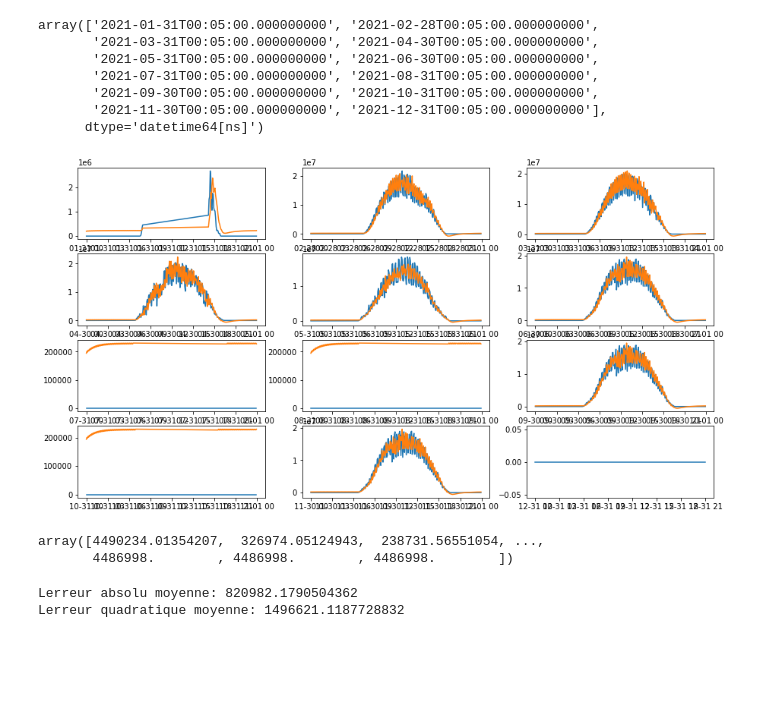
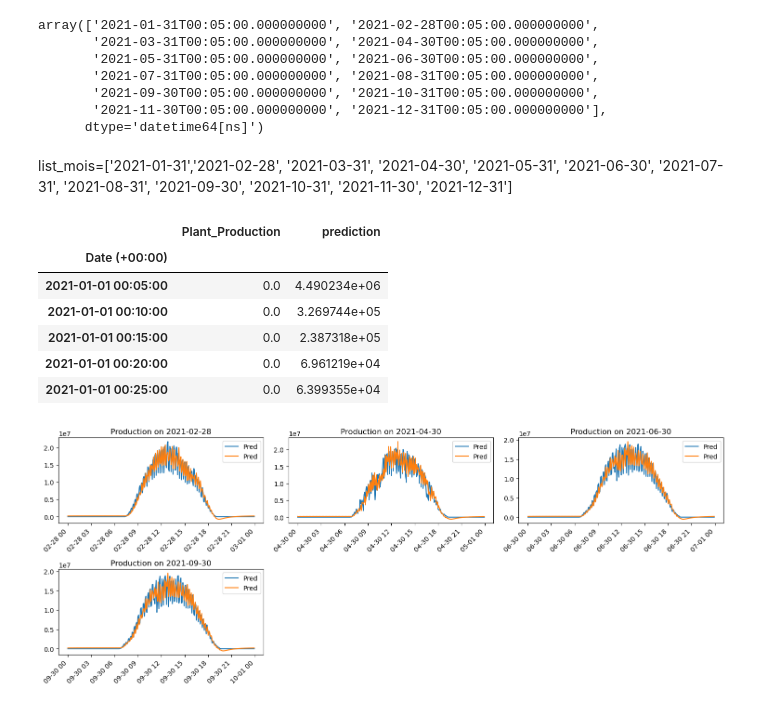
Before and after one commit to toutenergie/memoire, a Jupyter notebook: memoire/CODES/prediction_de la_puissance.ipynb, the cells around one changed output. Cells and saved outputs as stored; diff of their text form; code cells hidden in the pictures; blank space fills up the shorter version.

```diff
--- a/memoire/CODES/prediction_de la_puissance.ipynb
+++ b/memoire/CODES/prediction_de la_puissance.ipynb
@@ -117,0 +264,21 @@ plt.savefig('prediction_lissage_expotentiel.png')"""
+# %%
+list_mois=['2021-01-31','2021-02-28',
+       '2021-03-31', '2021-04-30',
+       '2021-05-31', '2021-06-30',
+       '2021-07-31', '2021-08-31',
+       '2021-09-30', '2021-10-31',
+       '2021-11-30', '2021-12-31']
+
+fig=plt.figure(figsize=(15,8))
+for i,j in enumerate(list_mois):
+
+    ax=fig.add_subplot(4,3,1+i)
+    ax.plot(production.loc[j])
+    ax.set_title(f"Plant_Production {j}")
+
+    # ➤ Rotation des labels de l'axe x
+    plt.setp(ax.get_xticklabels(), rotation=45, ha='right')
+
+plt.savefig('production_annuel.png')
+plt.tight_layout()
+plt.show()
@@ -203,18 +347,41 @@ array(['2021-01-31T00:05:00.000000000', '2021-02-28T00:05:00.000000000',
        '2021-09-30T00:05:00.000000000', '2021-10-31T00:05:00.000000000',
        '2021-11-30T00:05:00.000000000', '2021-12-31T00:05:00.000000000'],
       dtype='datetime64[ns]')
+# %% [markdown]
+list_mois=['2021-01-31','2021-02-28',
+       '2021-03-31', '2021-04-30',
+       '2021-05-31', '2021-06-30',
+       '2021-07-31', '2021-08-31',
+       '2021-09-30', '2021-10-31',
+       '2021-11-30', '2021-12-31']
+# %%
+production.head()
+# %% [output]
+|  | Plant_Production | prediction |
+| Date (+00:00) |  |  |
+| 2021-01-01 00:05:00 | 0.0 | 4.490234e+06 |
+| 2021-01-01 00:10:00 | 0.0 | 3.269744e+05 |
+| 2021-01-01 00:15:00 | 0.0 | 2.387318e+05 |
+| 2021-01-01 00:20:00 | 0.0 | 6.961219e+04 |
+| 2021-01-01 00:25:00 | 0.0 | 6.399355e+04 |
 # %%
-list_mois=['2021-01-31','2021-02-28',
-       '2021-03-31', '2021-04-30',
-       '2021-05-31', '2021-06-30',
-       '2021-07-31', '2021-08-31',
-       '2021-09-30', '2021-10-31',
-       '2021-11-30', '2021-12-31']
+list_mois=['2021-02-28',
+           '2021-04-30', '2021-06-30',
+           '2021-09-30']
 
 fig=plt.figure(figsize=(15,8))
 for i,j in enumerate(list_mois):
 
-    ax=fig.add_subplot(4,3,1+i)
-    ax.plot(production[j])
+    ax=fig.add_subplot(3,3,1+i)
+    ax.plot(production.loc[j],label='Pred')
+    ax.set_title(f"Production on {j}")
+
+    # ➤ Rotation des labels de l'axe x
+    plt.setp(ax.get_xticklabels(), rotation=45, ha='right')
+    ax.legend()
+
+
+plt.tight_layout()
+plt.show()
 # %% [output]
-[figure, old version]
+[figure, new version]
@@ -223,12 +387,0 @@ production['prediction'].fillna(4.486998e+06, inplace=True)
-# %%
-X=np.array(production.values)
-X[:,1]
-# %% [output]
-array([4490234.01354207,  326974.05124943,  238731.56551054, ...,
-       4486998.        , 4486998.        , 4486998.        ])
-# %%
-print('L''erreur absolu moyenne:',mean_absolute_error(X[:,0],X[:,1]))
-print('L''erreur quadratique moyenne:',np.sqrt(mean_squared_error(X[:,0],X[:,1])))
-# %% [output]
-Lerreur absolu moyenne: 820982.1790504362
-Lerreur quadratique moyenne: 1496621.1187728832
```
Also changed, not shown: parts of 36 cells of this notebook, 4 other files.
